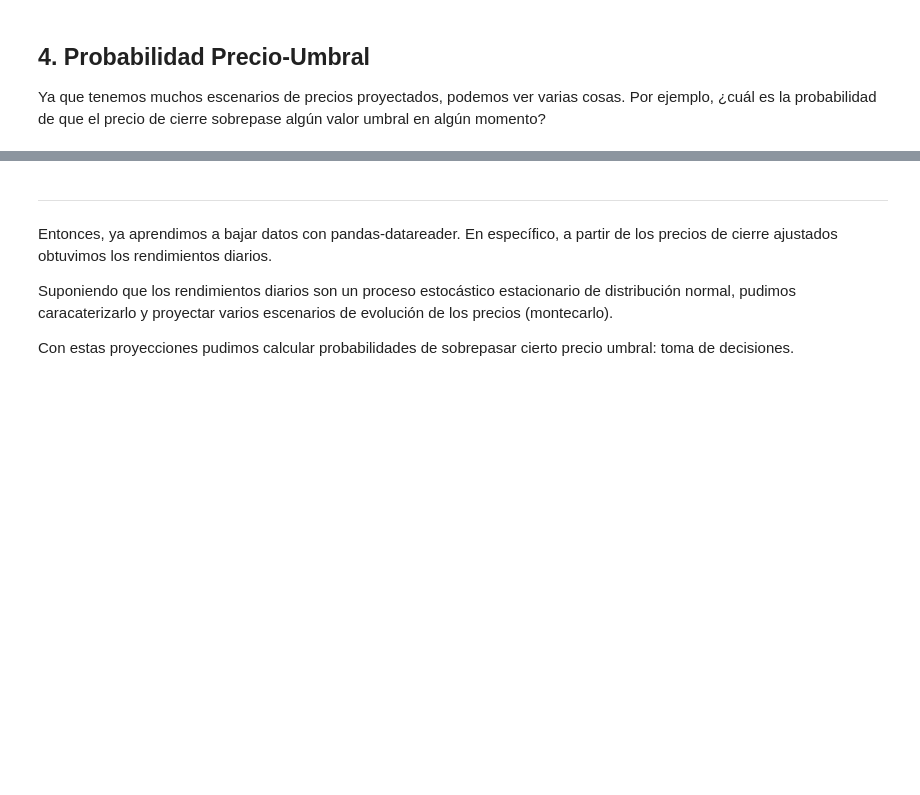
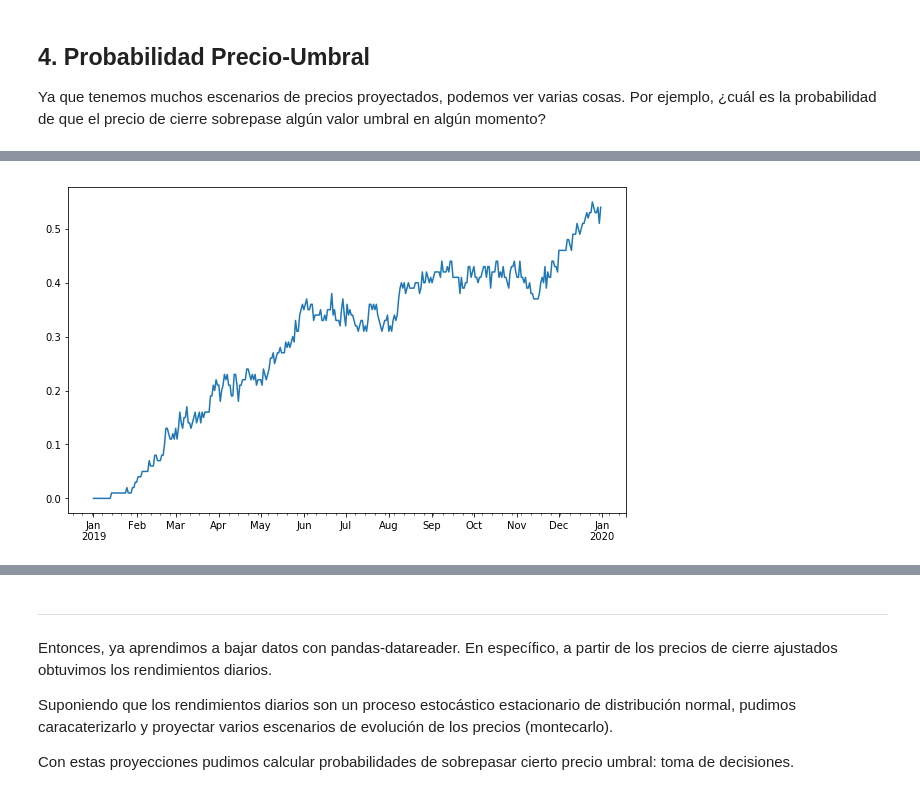
Before and after one commit to zapatacc/SimMat2019-2, a Jupyter notebook: Módulo 2/Clase13_ProbabilidadPrecioUmbral .ipynb, the cells around one changed output, grey strips where cells are left out. Cells and saved outputs as stored; diff of their text form; code cells hidden in the pictures; blank space fills up the shorter version.

```diff
--- a/Módulo 2/Clase13_ProbabilidadPrecioUmbral .ipynb
+++ b/Módulo 2/Clase13_ProbabilidadPrecioUmbral .ipynb
@@ -219,6 +226,11 @@ Ya que tenemos muchos escenarios de precios proyectados, podemos ver varias cosa
 # %%
 # Comparar cada escenario en cada fecha
+DF = simcloses > K
 
 # Sumamos para cada fecha y dividimos entre el número de escenarios
+prob = DF.sum(axis=1)/100
 
 # Gráfico de probabilidad
+prob.plot(figsize=(10,6),legend=False);
+# %% [output]
+[figure, added]
```
Also changed, not shown: parts of 7 cells of this notebook.
